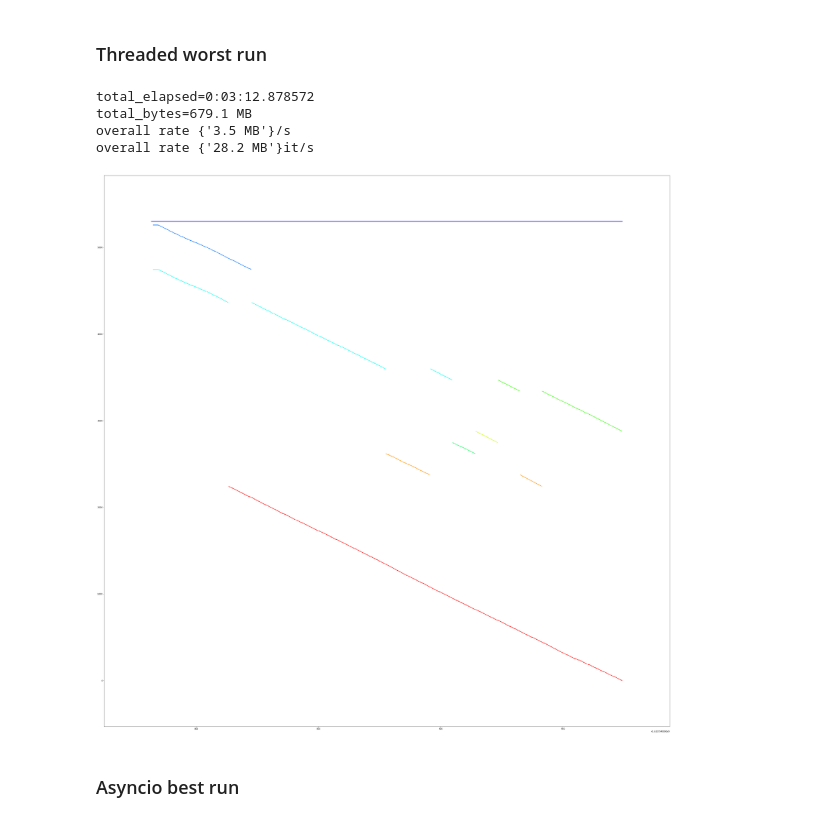
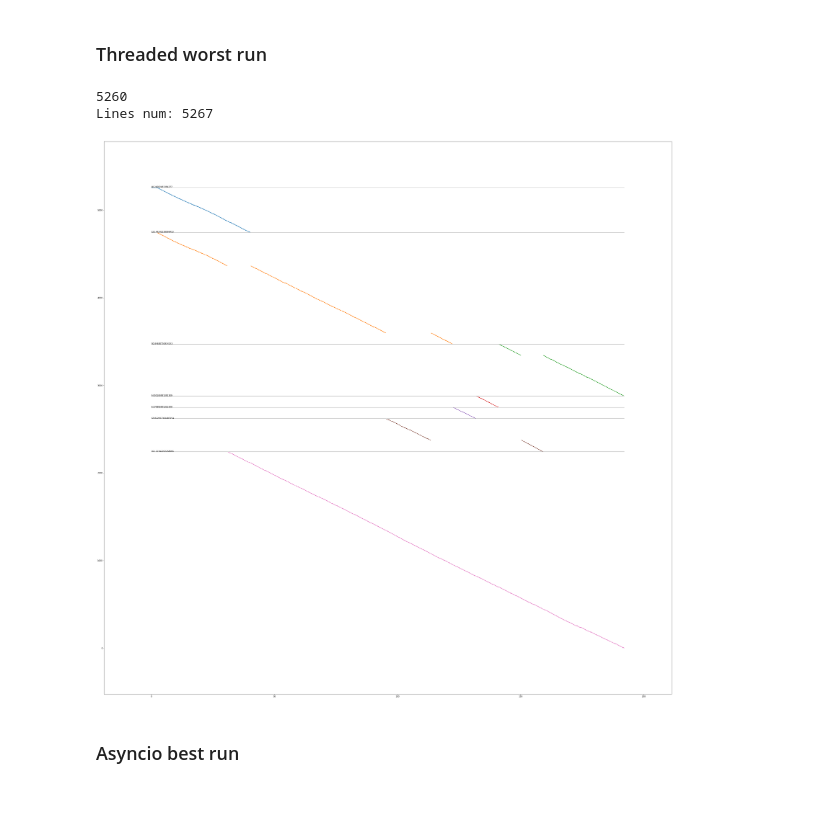
Before and after one commit to iarai/concurrent-dataloader, a Jupyter notebook: src/analysis/AnalysisDataloader.ipynb, the cells around one changed output. Saved outputs shown, nothing was run; the diff lists cells and outputs as text; code cells hidden in the pictures.

```diff
--- a/src/analysis/AnalysisDataloader.ipynb
+++ b/src/analysis/AnalysisDataloader.ipynb
@@ -267,13 +266,12 @@ overall rate {'146.2 MB'}it/s
 ### Threaded worst run
 # %%
 run = df_dataloader_zeroworkers_th[(df_dataloader_zeroworkers_th["num_fetch_workers"]==2) & (df_dataloader_zeroworkers_th["batch_pool"]==8)]["run"].iloc[0]
-plot_events_timeline(df_dataloader_zeroworkers_th[df_dataloader_zeroworkers_th["run"]==run], summary_only=False)
+# plot_events_timeline(df_dataloader_zeroworkers_th[df_dataloader_zeroworkers_th["run"]==run], summary_only=False)
+plot_events_timeline_detailed(df_dataloader_zeroworkers_th[df_dataloader_zeroworkers_th["run"]==run], filter_function="__getitem__")
 # %% [output]
-total_elapsed=0:03:12.878572
-total_bytes=679.1 MB
-overall rate {'3.5 MB'}/s
-overall rate {'28.2 MB'}it/s
+5260
+Lines num: 5267
-[figure, old version]
+[figure, new version]
 # %% [markdown]
 ### Asyncio best run
 # %%
```
Also changed, not shown: parts of 3 cells of this notebook, 6 other files.
